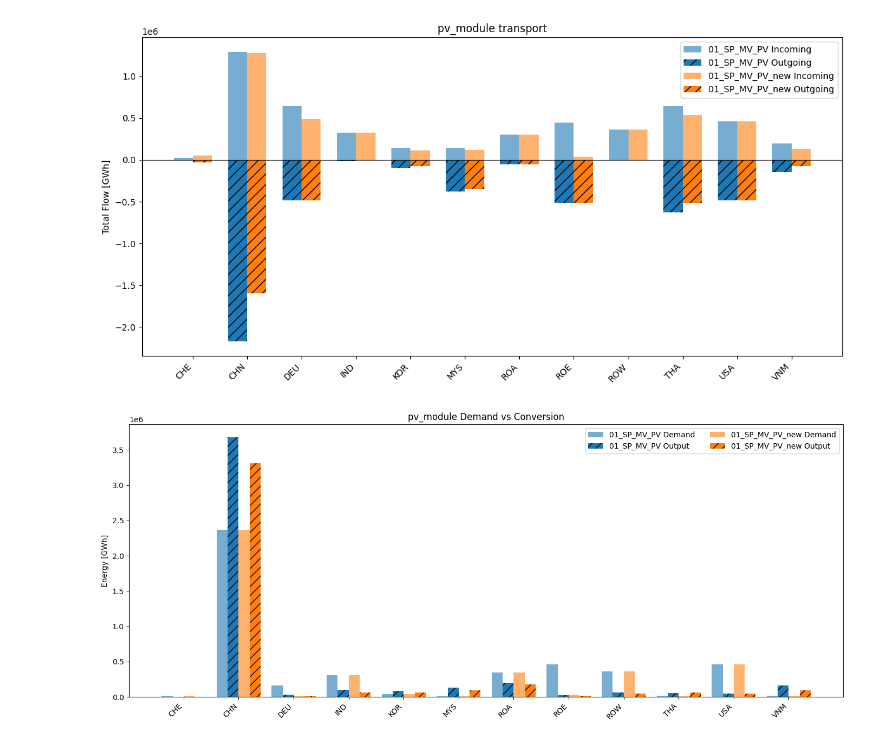
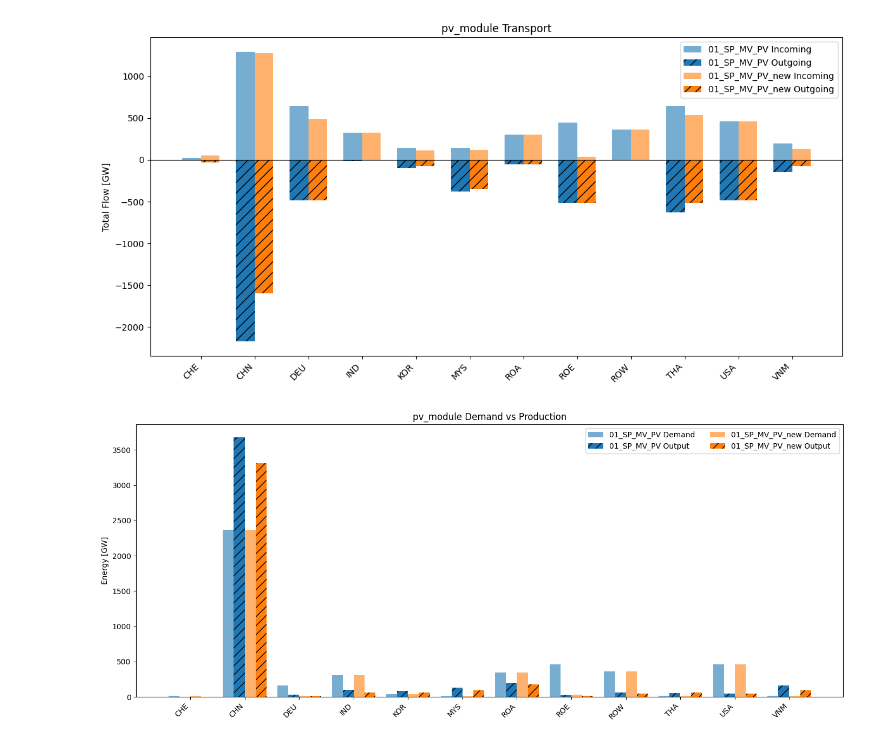
Before and after one commit to NicolaL1/ZEN-garden_SP, a Jupyter notebook: Data_PV/PV_flow_conversion.ipynb, the cells around one changed output. Saved outputs shown, nothing was run; the diff lists cells and outputs as text; code cells hidden in the pictures.

```diff
--- a/Data_PV/PV_flow_conversion.ipynb
+++ b/Data_PV/PV_flow_conversion.ipynb
@@ -45,8 +45,8 @@ def plot_total_flow_per_node_pv_edge_based():
         return
 
     time_cols = [col for col in df1.columns if isinstance(col, (int, float))]
-    df1["total_flow"] = df1[time_cols].sum(axis=1)
-    df2["total_flow"] = df2[time_cols].sum(axis=1)
+    df1["total_flow"] = df1[time_cols].sum(axis=1) / 1e3  # Convert to GWh
+    df2["total_flow"] = df2[time_cols].sum(axis=1) / 1e3  # Convert to GWh
 
     def expand_edges(df):
         edge_split = df["edge"].str.split("-", expand=True)
@@ -80,8 +80,8 @@ def plot_total_flow_per_node_pv_edge_based():
     ax.bar([i + width/2 for i in x], -combined2.reindex(all_nodes)["Outgoing"], width=width,
            label=f"{dataset_name_2} Outgoing", color=colors[dataset_name_2], alpha=1.0, hatch='//')
 
-    ax.set_ylabel("Total Flow [GWh]")
-    ax.set_title(f"{carrier_filter} transport")
+    ax.set_ylabel("Total Flow [GW]")
+    ax.set_title(f"{carrier_filter} Transport")
     ax.set_xticks(list(x))
     ax.set_xticklabels(all_nodes, rotation=45, ha='right')
     ax.axhline(0, color='black', linewidth=0.8)
@@ -91,7 +91,6 @@ def plot_total_flow_per_node_pv_edge_based():
     if save_plots:
         plt.savefig(save_path / f"{var_name}_{carrier_filter}_edge_inout_nodes.pdf", format='pdf', bbox_inches='tight')
     plt.show()
-
 
 def plot_pv_demand_vs_conversion_output():
     var_demand = "demand"
@@ -108,10 +107,11 @@ def plot_pv_demand_vs_conversion_output():
     df2_c = df2_c[df2_c["technology"] == technology_filter]
 
     time_cols = [col for col in df1_d.columns if isinstance(col, (int, float))]
-    df1_d["total_demand"] = df1_d[time_cols].sum(axis=1)
-    df2_d["total_demand"] = df2_d[time_cols].sum(axis=1)
-    df1_c["total_output"] = df1_c[time_cols].sum(axis=1)
-    df2_c["total_output"] = df2_c[time_cols].sum(axis=1)
+
+    df1_d["total_demand"] = df1_d[time_cols].sum(axis=1) / 1e3  # Convert to GW
+    df2_d["total_demand"] = df2_d[time_cols].sum(axis=1) / 1e3  # Convert to GW
+    df1_c["total_output"] = df1_c[time_cols].sum(axis=1) / 1e3  # Convert to GW
+    df2_c["total_output"] = df2_c[time_cols].sum(axis=1) / 1e3  # Convert to GW
 
     demand1 = df1_d.groupby("node")["total_demand"].sum().rename("Demand")
     demand2 = df2_d.groupby("node")["total_demand"].sum().rename("Demand")
@@ -119,36 +119,37 @@ def plot_pv_demand_vs_conversion_output():
     output2 = df2_c.groupby("node")["total_output"].sum().rename("Output")
 
     all_nodes = sorted(set(demand1.index).union(demand2.index).union(output1.index).union(output2.index))
 
     width = 0.2
     x = range(len(all_nodes))
     fig, ax = plt.subplots(figsize=(14, 6))
 
     ax.bar([i - width * 1.5 for i in x], demand1.reindex(all_nodes), width=width,
            label=f"{dataset_name_1} Demand", color=colors[dataset_name_1], alpha=0.6)
     ax.bar([i - width * 0.5 for i in x], output1.reindex(all_nodes), width=width,
            label=f"{dataset_name_1} Output", color=colors[dataset_name_1], alpha=1.0, hatch='//')
 
     ax.bar([i + width * 0.5 for i in x], demand2.reindex(all_nodes), width=width,
            label=f"{dataset_name_2} Demand", color=colors[dataset_name_2], alpha=0.6)
     ax.bar([i + width * 1.5 for i in x], output2.reindex(all_nodes), width=width,
            label=f"{dataset_name_2} Output", color=colors[dataset_name_2], alpha=1.0, hatch='//')
 
-    ax.set_ylabel("Energy [GWh]")
-    ax.set_title(f"{carrier_filter} Demand vs Conversion")
+    ax.set_ylabel("Energy [GW]")
+    ax.set_title(f"{carrier_filter} Demand vs Production")
     ax.set_xticks(list(x))
     ax.set_xticklabels(all_nodes, rotation=45, ha='right')
     ax.legend(ncol=2)
     plt.tight_layout()
 
     if save_plots:
-        plt.savefig(save_path / f"{carrier_filter}_demand_vs_output_by_node.pdf", format='pdf', bbox_inches='tight')
-    plt.show()
+        for fmt in ['pdf', 'png']:
+            plt.savefig(save_path / f"{carrier_filter}_demand_vs_output_by_node.{fmt}", format=fmt, dpi=300, bbox_inches='tight')
+
 
 
 # === Run All Plots ===
 plot_total_flow_per_node_pv_edge_based()
 plot_pv_demand_vs_conversion_output()
 # %% [output]
-[figure, old version]
+[figure, new version]
-[figure, old version]
+[figure, new version]
```
